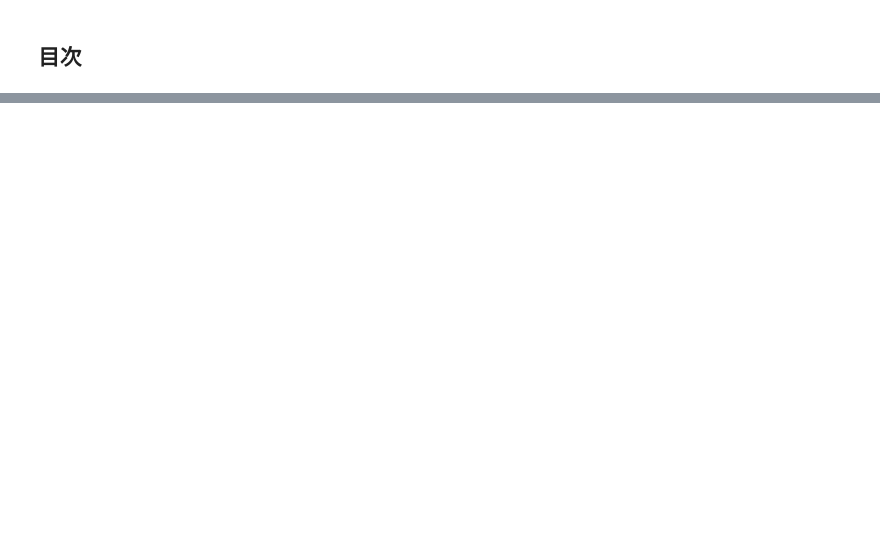
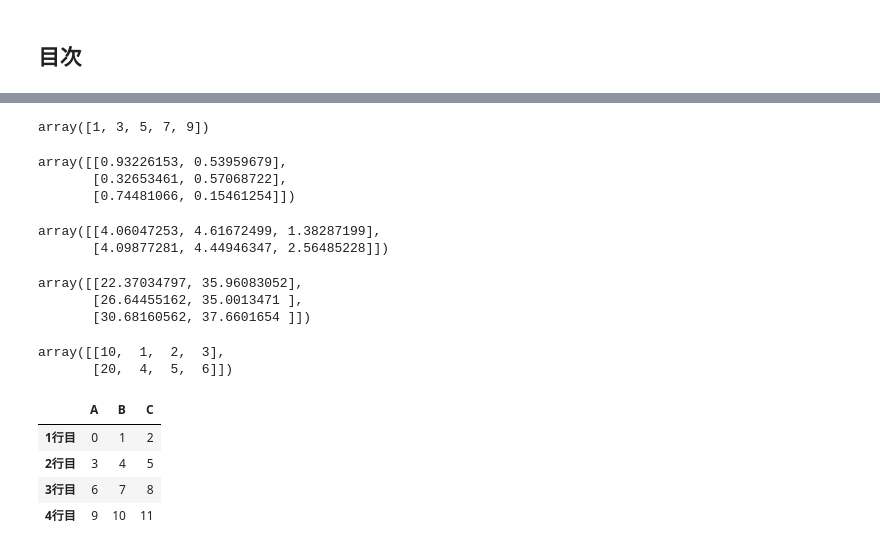
Before and after one commit to tech-of-blue/learning-repo, a Jupyter notebook: 01_Python/01-03_python-exam/Data_Analyst.ipynb, the cells around one changed output, grey strips where cells are left out. Saved outputs shown, nothing was run; the diff lists cells and outputs as text; code cells hidden in the pictures; blank space fills up the shorter version.

```diff
--- a/01_Python/01-03_python-exam/Data_Analyst.ipynb
+++ b/01_Python/01-03_python-exam/Data_Analyst.ipynb
@@ -57,0 +672,72 @@
+# %%
+# Pythonのrange関数と同様の処理
+np.arange(10)
+np.arange(1, 11)
+np.arange(1, 11, 2)
+# %% [output]
+array([1, 3, 5, 7, 9])
+# %%
+# 乱数の作り方
+# np.random.Generator.random関数は、行と列のタプルを渡すと0以上1未満の範囲の乱数の2次元配列を生成する。ここで生成される数値は実行するたびに変わる
+
+rng = np.random.default_rng()
+f = rng.random((3, 2))
+f
+# %% [output]
+array([[0.93226153, 0.53959679],
+       [0.32653461, 0.57068722],
+       [0.74481066, 0.15461254]])
+# %%
+# シード値を固定した場合
+ng = np.random.default_rng(123)
+f = rng.random((3, 2))
+f
+
+# シード値を固定しつつ、特定の範囲の配列をランダムに生成する
+rng = np.random.default_rng(123) # シード値を固定する
+rng.integers(1, 10)
+
+rng.integers(1, 10, size=(3, 3)) # 第1引数以上、第2引数未満のランダムな**整数値**を、sizeキーワード引数でタプルを渡し行と列の2次配列で生成
+
+rng.uniform(0.0, 5.0, size=(2, 3)) # # 第1引数以上、第2引数未満のランダムな**小数値**を、sizeキーワード引数でタプルを渡し行と列の2次配列で生成
+# %% [output]
+array([[4.06047253, 4.61672499, 1.38287199],
+       [4.09877281, 4.44946347, 2.56485228]])
+# %%
+# シード値を固定しつつ、正規分布に従った乱数を出力する
+rng = np.random.default_rng(123)
+rng.standard_normal(size=(4, 2))
+
+# 平均、標準偏差、size（要素）を指定する
+rng.normal(50, 10, 3)
+rng.normal(30, 5, size=(3, 2))
+# %% [output]
+array([[22.37034797, 35.96083052],
+       [26.64455162, 35.0013471 ],
+       [30.68160562, 37.6601654 ]])
+# %%
+# 連結
+b
+b1 = np.array([[10], [20]])
+
+con = np.concatenate([b, b1], axis=1)
+con2 = np.concatenate([b1, b], axis=1)
+
+con2
+# %% [output]
+array([[10,  1,  2,  3],
+       [20,  4,  5,  6]])
+# %%
+# Numpyの乱数でDataFrameを作成する
+import pandas as pd
+
+df = pd.DataFrame(np.arange(12).reshape((4, 3)),
+                  columns=["A", "B", "C"],
+                  index=["1行目", "2行目", "3行目", "4行目"])
+df
+# %% [output]
+|  | A | B | C |
+| 1行目 | 0 | 1 | 2 |
+| 2行目 | 3 | 4 | 5 |
+| 3行目 | 6 | 7 | 8 |
+| 4行目 | 9 | 10 | 11 |
```
Also changed, not shown: parts of 27 cells of this notebook.
